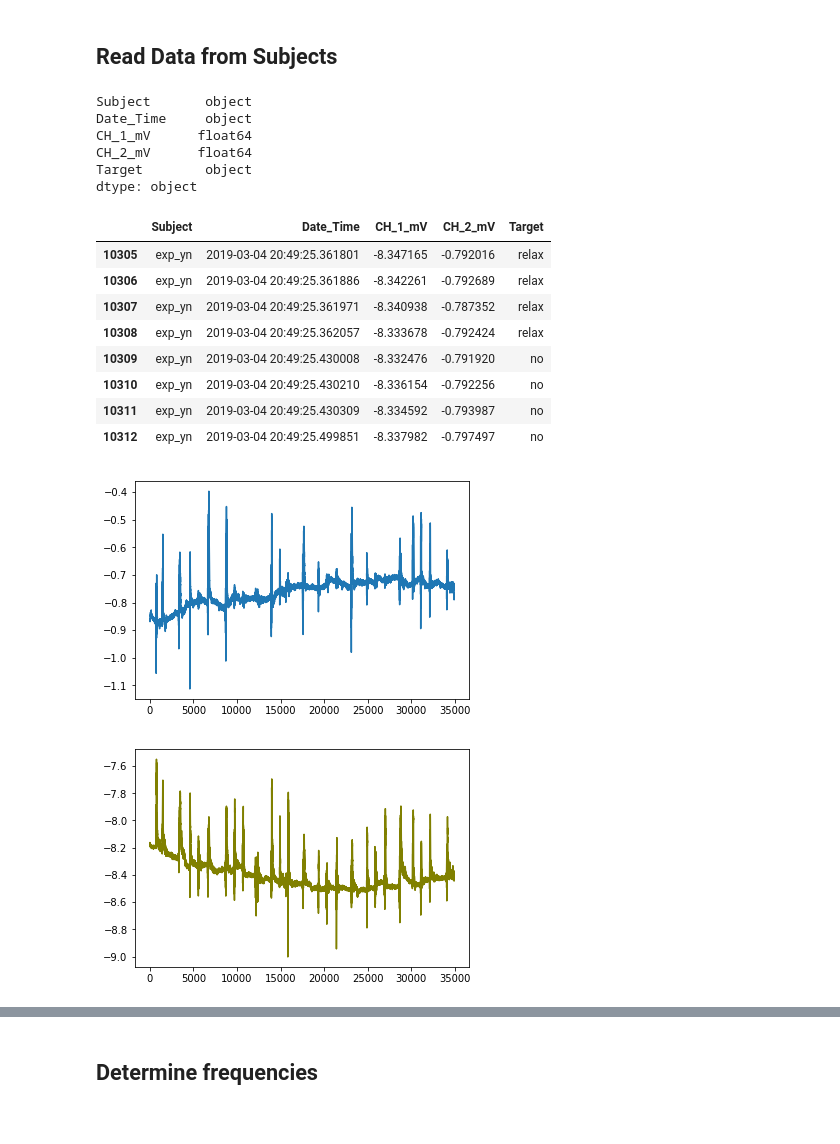
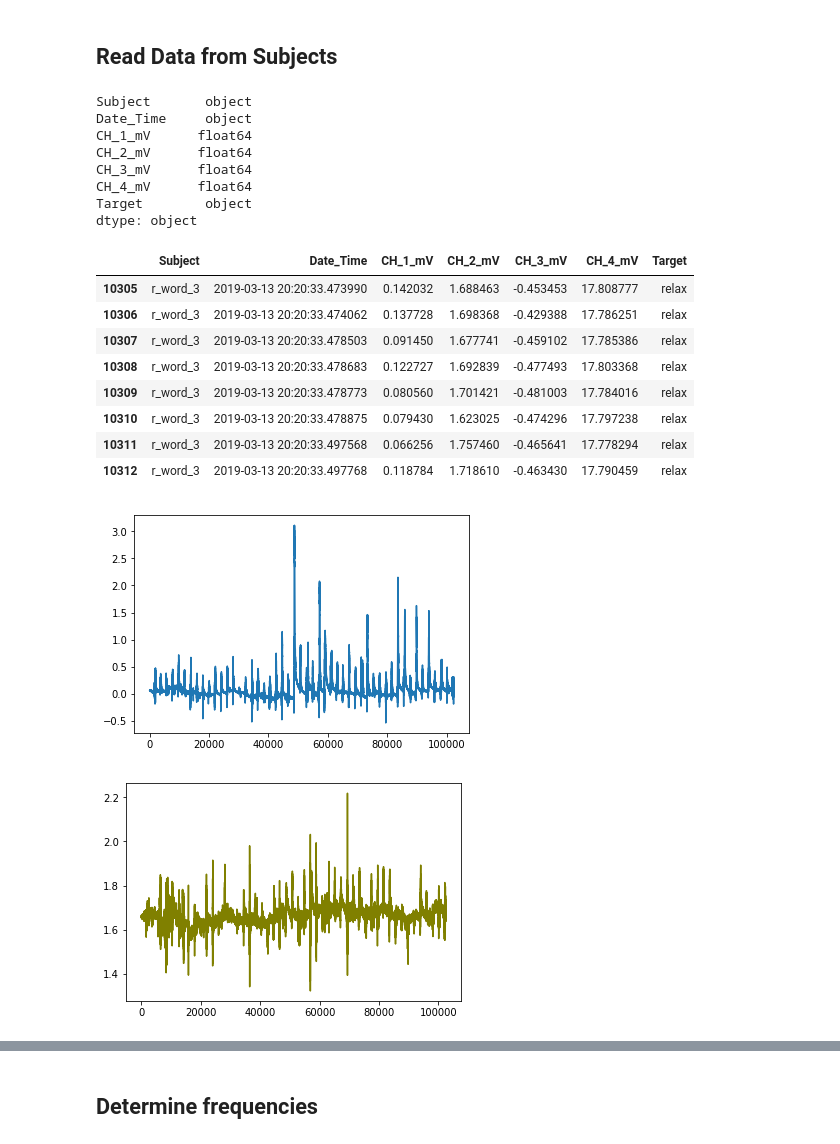
Before and after one commit to RoamEasy/emg-deep-learning, a Jupyter notebook: EMG_Analysis.ipynb, the cells around one changed output, grey strips where cells are left out. Saved outputs shown, nothing was run; the diff lists cells and outputs as text; code cells hidden in the pictures.

Commit message:
updated working data after collecting

```diff
--- a/EMG_Analysis.ipynb
+++ b/EMG_Analysis.ipynb
@@ -3,8 +3,8 @@
 # %%
 import pandas as pd
 
-data =  pd.read_csv('data/subjects/exp_yn.csv')
-data =  pd.read_csv('data/subjects/exp_yn.csv')
+# =  pd.read_csv('data/subjects/exp_yn.csv')
+data =  pd.read_csv('data/subjects/r_word_3/r_word_3_final.csv')
 # %%
 data.dtypes
 # %% [output]
@@ -12,31 +12,34 @@ Subject       object
 Date_Time     object
 CH_1_mV      float64
 CH_2_mV      float64
+CH_3_mV      float64
+CH_4_mV      float64
 Target        object
 dtype: object
 # %%
 data[10305:10313]
 # %% [output]
-|  | Subject | Date_Time | CH_1_mV | CH_2_mV | Target |
-| 10305 | exp_yn | 2019-03-04 20:49:25.361801 | -8.347165 | -0.792016 | relax |
-| 10306 | exp_yn | 2019-03-04 20:49:25.361886 | -8.342261 | -0.792689 | relax |
-| 10307 | exp_yn | 2019-03-04 20:49:25.361971 | -8.340938 | -0.787352 | relax |
-| 10308 | exp_yn | 2019-03-04 20:49:25.362057 | -8.333678 | -0.792424 | relax |
-| 10309 | exp_yn | 2019-03-04 20:49:25.430008 | -8.332476 | -0.791920 | no |
-| 10310 | exp_yn | 2019-03-04 20:49:25.430210 | -8.336154 | -0.792256 | no |
-| 10311 | exp_yn | 2019-03-04 20:49:25.430309 | -8.334592 | -0.793987 | no |
-| 10312 | exp_yn | 2019-03-04 20:49:25.499851 | -8.337982 | -0.797497 | no |
+|  | Subject | Date_Time | CH_1_mV | CH_2_mV | CH_3_mV | CH_4_mV | Target |
+| 10305 | r_word_3 | 2019-03-13 20:20:33.473990 | 0.142032 | 1.688463 | -0.453453 | 17.808777 | relax |
+| 10306 | r_word_3 | 2019-03-13 20:20:33.474062 | 0.137728 | 1.698368 | -0.429388 | 17.786251 | relax |
+| 10307 | r_word_3 | 2019-03-13 20:20:33.478503 | 0.091450 | 1.677741 | -0.459102 | 17.785386 | relax |
+| 10308 | r_word_3 | 2019-03-13 20:20:33.478683 | 0.122727 | 1.692839 | -0.477493 | 17.803368 | relax |
+| 10309 | r_word_3 | 2019-03-13 20:20:33.478773 | 0.080560 | 1.701421 | -0.481003 | 17.784016 | relax |
+| 10310 | r_word_3 | 2019-03-13 20:20:33.478875 | 0.079430 | 1.623025 | -0.474296 | 17.797238 | relax |
+| 10311 | r_word_3 | 2019-03-13 20:20:33.497568 | 0.066256 | 1.757460 | -0.465641 | 17.778294 | relax |
+| 10312 | r_word_3 | 2019-03-13 20:20:33.497768 | 0.118784 | 1.718610 | -0.463430 | 17.790459 | relax |
 # %%
 import matplotlib.pyplot as plt
 import seaborn as sns
 
-
-plt.plot('CH_2_mV', data = data)
+# Right Jaw
+plt.plot('CH_1_mV', data = data)
 plt.show()
 # %% [output]
-[figure, old version]
+[figure, new version]
 # %%
-plt.plot('CH_1_mV', data= data,  color='olive')
+# Left Cheeck
+plt.plot('CH_2_mV', data= data,  color='olive')
 plt.show()
 # %% [output]
-[figure, old version]
+[figure, new version]
```
Also changed, not shown: parts of 4 cells of this notebook, 13 other files.
